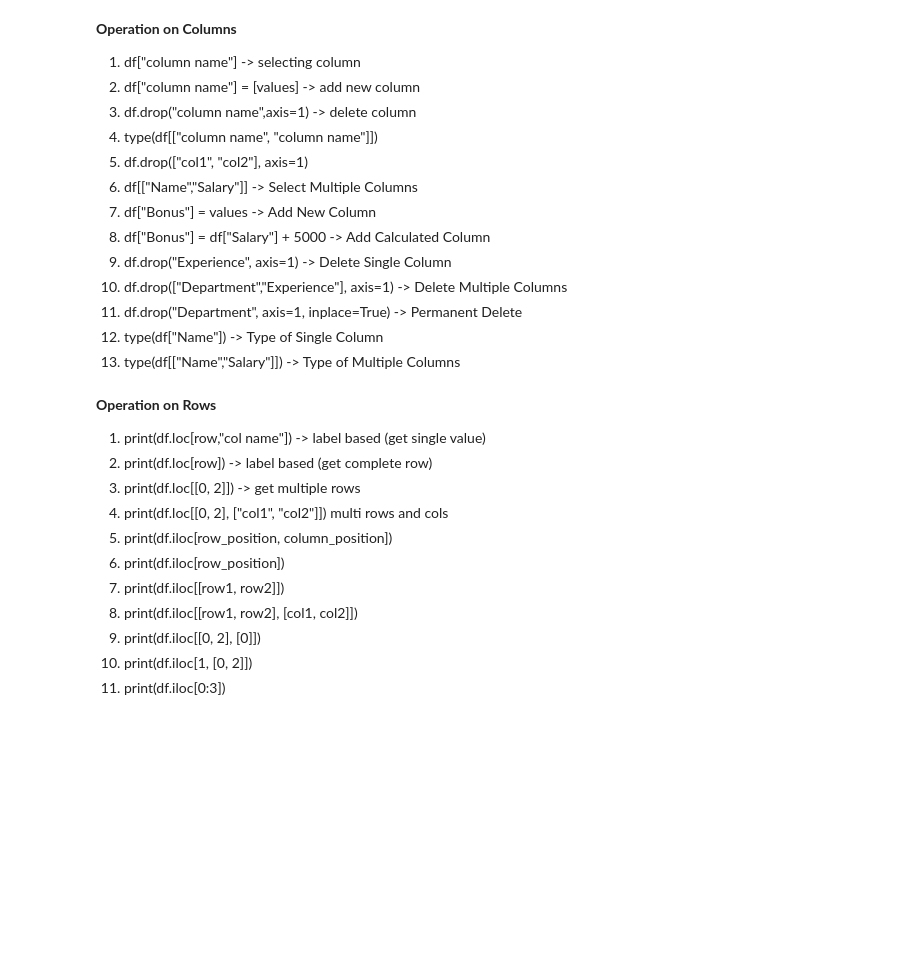
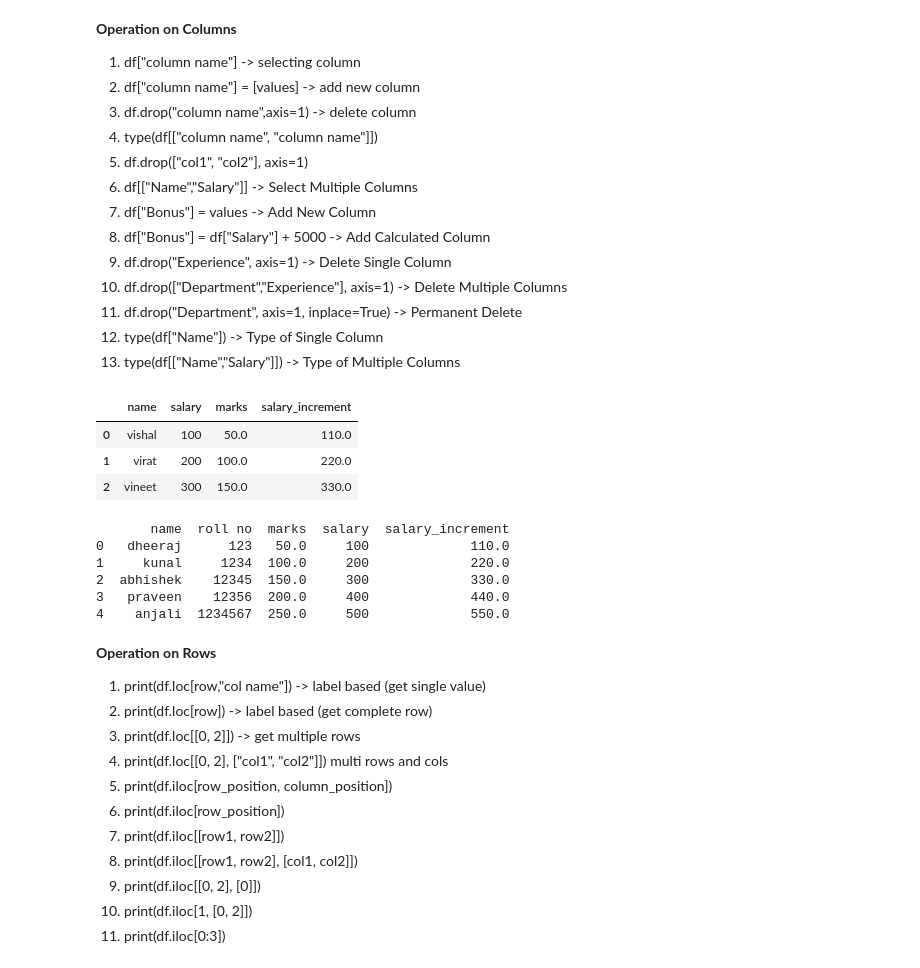
Before and after one commit to rajendra0968jangid/Ds-Arya, a Jupyter notebook: day8.ipynb, the cells around one changed output. Saved outputs shown, nothing was run; the diff lists cells and outputs as text; code cells hidden in the pictures; blank space fills up the shorter version.

```diff
--- a/day8.ipynb
+++ b/day8.ipynb
@@ -111,6 +176,45 @@ dtype: object
 12. df.drop("Department", axis=1, inplace=True) -> Permanent Delete
 13. type(df["Name"]) -> Type of Single Column
 14. type(df[["Name","Salary"]]) -> Type of Multiple Columns
+# %%
+import pandas as pd
+d = {
+    "name":["vishal","virat","vineet"], # 3 rows
+    "salary":[100,200,300] # 3 rows
+}
+df = pd.DataFrame(data=d)
+# add column
+# df["marks"] = [10,20,30]
+df["marks"] = df["salary"] / 2
+df["increment"] = df["salary"] + (df["salary"] / 10)
+# column name change
+df.rename(columns={"increment":"salary_increment"},inplace=True)
+df
+# %% [output]
+|  | name | salary | marks | salary_increment |
+| 0 | vishal | 100 | 50.0 | 110.0 |
+| 1 | virat | 200 | 100.0 | 220.0 |
+| 2 | vineet | 300 | 150.0 | 330.0 |
+# %%
+import pandas as pd
+df = pd.read_json("https://raw.githubusercontent.com/rajendra0968jangid/Ds-Arya/main/file2.json")
+df["marks"] = [10,20,30,40,50]
+df["salary"]= [ 100,200,300,400,500]
+df["marks"] = df["salary"] / 2
+# print(df)
+df["Increment"] = df["salary"]* 1.10
+# print(df)
+
+# column name change
+df.rename(columns={"Increment":"salary_increment"},inplace=True)
+print(df)
+# %% [output]
+       name  roll no  marks  salary  salary_increment
+0   dheeraj      123   50.0     100             110.0
+1     kunal     1234  100.0     200             220.0
+2  abhishek    12345  150.0     300             330.0
+3   praveen    12356  200.0     400             440.0
+4    anjali  1234567  250.0     500             550.0
 # %% [markdown]
 **Operation on Rows**
 1. print(df.loc[row,"col name"]) -> label based (get single value)
```
Also changed, not shown: parts of 7 cells of this notebook.
